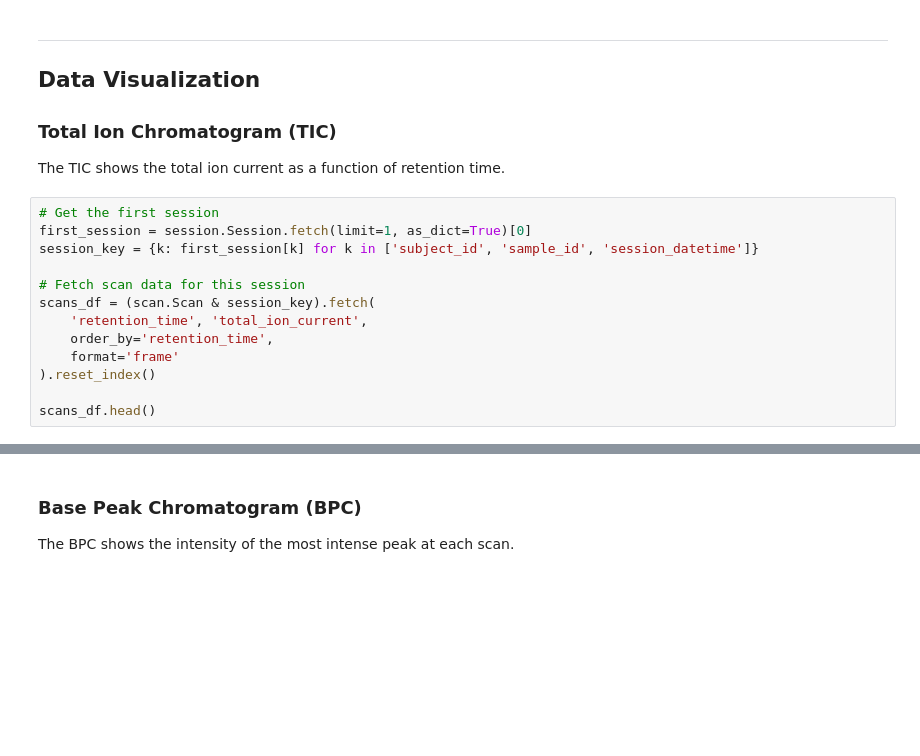
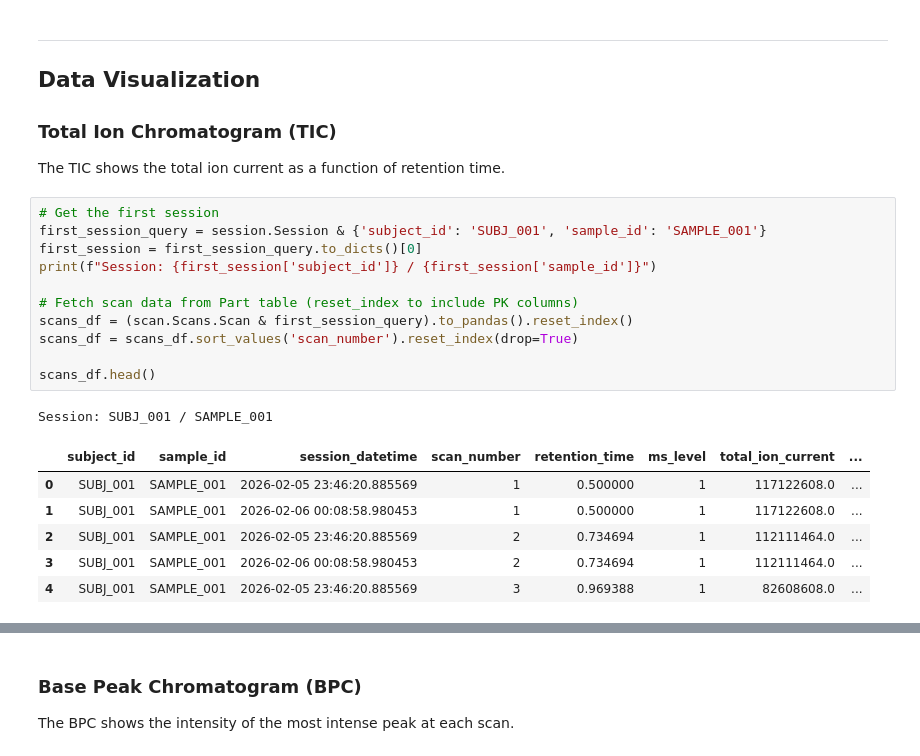
Before and after one commit to datajoint/lcms-demo, a Jupyter notebook: notebooks/04_query.ipynb, the cells around one changed output, grey strips where cells are left out. Cells and saved outputs as stored; diff of their text form; blank space fills up the shorter version.

```diff
--- a/notebooks/04_query.ipynb
+++ b/notebooks/04_query.ipynb
@@ -53,19 +128,25 @@ scan.Scan.aggr(session.Session, n_scans="count(*)")
 ### Total Ion Chromatogram (TIC)
 
 The TIC shows the total ion current as a function of retention time.
-# %%
-# Get the first session
-first_session = session.Session.fetch(limit=1, as_dict=True)[0]
-session_key = {k: first_session[k] for k in ['subject_id', 'sample_id', 'session_datetime']}
-
-# Fetch scan data for this session
-scans_df = (scan.Scan & session_key).fetch(
-    'retention_time', 'total_ion_current',
-    order_by='retention_time',
-    format='frame'
-).reset_index()
-
-scans_df.head()
+# %%
+# Get the first session
+first_session_query = session.Session & {'subject_id': 'SUBJ_001', 'sample_id': 'SAMPLE_001'}
+first_session = first_session_query.to_dicts()[0]
+print(f"Session: {first_session['subject_id']} / {first_session['sample_id']}")
+
+# Fetch scan data from Part table (reset_index to include PK columns)
+scans_df = (scan.Scans.Scan & first_session_query).to_pandas().reset_index()
+scans_df = scans_df.sort_values('scan_number').reset_index(drop=True)
+
+scans_df.head()
+# %% [output]
+Session: SUBJ_001 / SAMPLE_001
+|  | subject_id | sample_id | session_datetime | scan_number | retention_time | ms_level | total_ion_current | ... |
+| 0 | SUBJ_001 | SAMPLE_001 | 2026-02-05 23:46:20.885569 | 1 | 0.500000 | 1 | 117122608.0 | ... |
+| 1 | SUBJ_001 | SAMPLE_001 | 2026-02-06 00:08:58.980453 | 1 | 0.500000 | 1 | 117122608.0 | ... |
+| 2 | SUBJ_001 | SAMPLE_001 | 2026-02-05 23:46:20.885569 | 2 | 0.734694 | 1 | 112111464.0 | ... |
+| 3 | SUBJ_001 | SAMPLE_001 | 2026-02-06 00:08:58.980453 | 2 | 0.734694 | 1 | 112111464.0 | ... |
+| 4 | SUBJ_001 | SAMPLE_001 | 2026-02-05 23:46:20.885569 | 3 | 0.969388 | 1 | 82608608.0 | ... |
 # %%
 fig, ax = plt.subplots(figsize=(10, 4))
 
```
Also changed, not shown: parts of 18 cells of this notebook, 12 other files.
